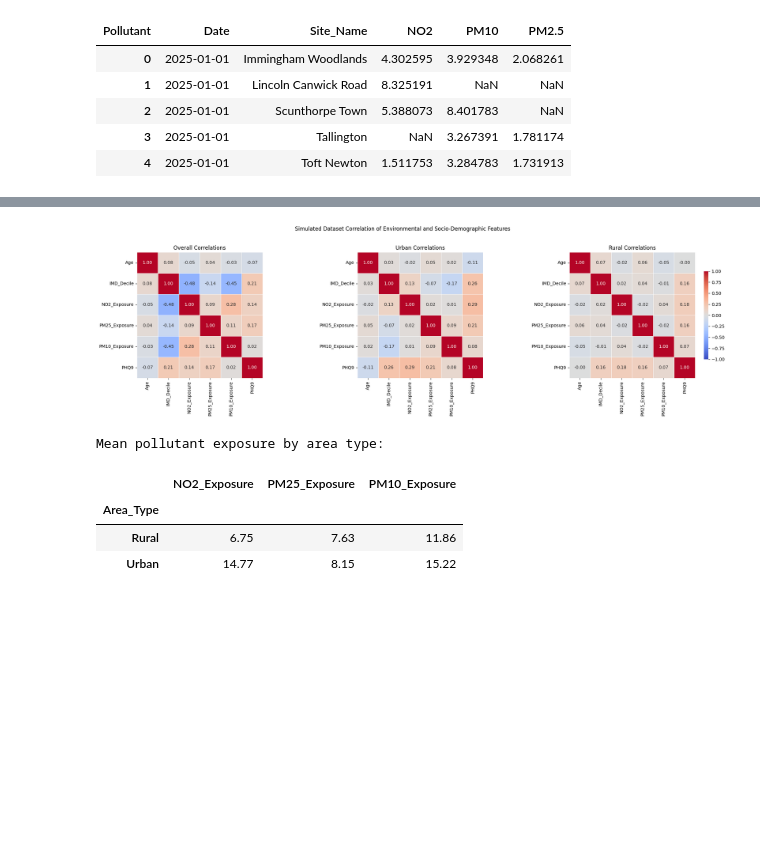
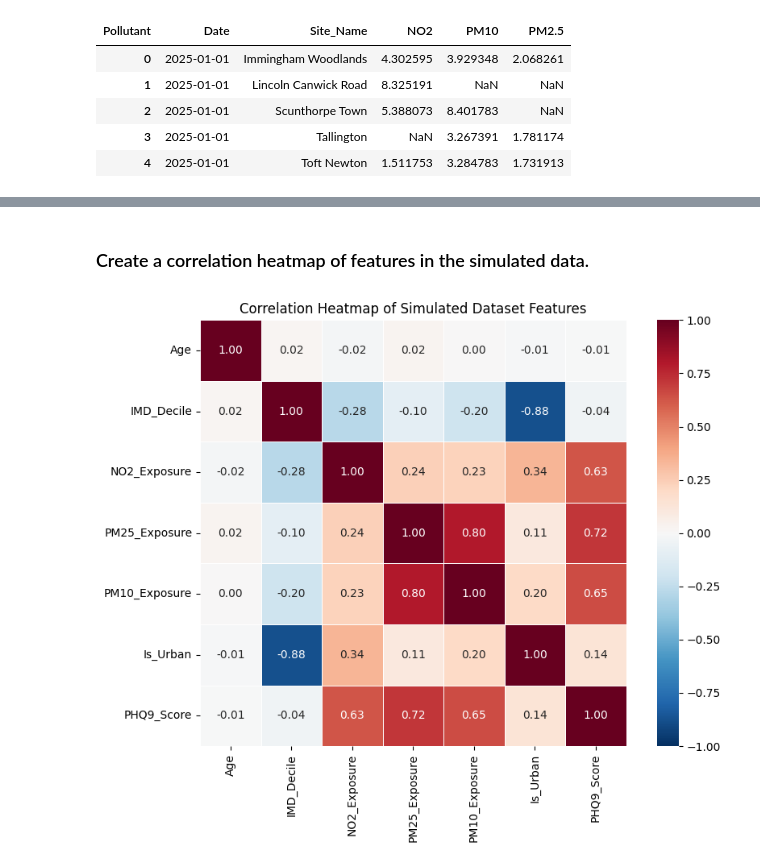
Before and after one commit to jondave/mental_health_ml, a Jupyter notebook: LUMHR_Mental_Health_ML_Task.ipynb, the cells around one changed output, grey strips where cells are left out. Saved outputs shown, nothing was run; the diff lists cells and outputs as text; code cells hidden in the pictures; blank space fills up the shorter version.

```diff
--- a/LUMHR_Mental_Health_ML_Task.ipynb
+++ b/LUMHR_Mental_Health_ML_Task.ipynb
@@ -417,82 +507,33 @@ max        17.000000
 Name: PHQ9, dtype: float64
+# %% [markdown]
+### Create a correlation heatmap of features in the simulated data.
 # %%
 import seaborn as sns
 import matplotlib.pyplot as plt
 
-# Compare correlations overall and by area type (Urban vs Rural)
-corr_features = ['Age', 'IMD_Decile', 'NO2_Exposure', 'PM25_Exposure', 'PM10_Exposure', 'PHQ9']
-df_corr = df.copy()
-df_corr['Area_Type'] = np.where(df_corr['Urban_Rural_Status'].str.startswith('Urban'), 'Urban', 'Rural')
+# Feature engineering for area-type numeric encoding used in correlation and ML
+df['Is_Urban'] = np.where(df['Urban_Rural_Status'].str.startswith('Urban'), 1, 0)
+if 'PHQ9_Score' not in df.columns:
+    df['PHQ9_Score'] = df['PHQ9']
 
-corr_all = df_corr[corr_features].corr(numeric_only=True)
-corr_urban = df_corr.loc[df_corr['Area_Type'] == 'Urban', corr_features].corr(numeric_only=True)
-corr_rural = df_corr.loc[df_corr['Area_Type'] == 'Rural', corr_features].corr(numeric_only=True)
+corr_features = ['Age', 'IMD_Decile', 'NO2_Exposure', 'PM25_Exposure', 'PM10_Exposure', 'Is_Urban', 'PHQ9_Score']
+corr_matrix = df[corr_features].corr(numeric_only=True)
 
-fig, axes = plt.subplots(1, 3, figsize=(21, 6))
-
+plt.figure(figsize=(9, 7))
 sns.heatmap(
-    corr_all,
+    corr_matrix,
     annot=True,
     fmt='.2f',
-    cmap='coolwarm',
+    cmap='RdBu_r',
     center=0,
     vmin=-1,
     vmax=1,
     square=True,
-    linewidths=0.5,
-    cbar=False,
-    ax=axes[0]
+    linewidths=0.5
 )
-axes[0].set_title('Overall Correlations')
-
-sns.heatmap(
-    corr_urban,
-    annot=True,
-    fmt='.2f',
-    cmap='coolwarm',
-    center=0,
-    vmin=-1,
-    vmax=1,
-    square=True,
-    linewidths=0.5,
-    cbar=False,
-    ax=axes[1]
-)
-axes[1].set_title('Urban Correlations')
-
-sns.heatmap(
-    corr_rural,
-    annot=True,
-    fmt='.2f',
-    cmap='coolwarm',
-    center=0,
-    vmin=-1,
-    vmax=1,
-    square=True,
-    linewidths=0.5,
-    cbar_kws={'shrink': 0.7},
-    ax=axes[2]
-)
-axes[2].set_title('Rural Correlations')
-
-fig.suptitle('Simulated Dataset Correlation of Environmental and Socio-Demographic Features', y=1.02)
+plt.title('Correlation Heatmap of Simulated Dataset Features')
 plt.tight_layout()
 plt.show()
-
-# Quick check of mean pollution levels by area type
-pollution_summary = (
-    df_corr
-    .groupby('Area_Type')[['NO2_Exposure', 'PM25_Exposure', 'PM10_Exposure']]
-    .mean()
-    .round(2)
-)
-print('Mean pollutant exposure by area type:')
-display(pollution_summary)
 # %% [output]
-[figure, old version]
+[figure, new version]
-Mean pollutant exposure by area type:
-|  | NO2_Exposure | PM25_Exposure | PM10_Exposure |
-| Area_Type |  |  |  |
-| Rural | 6.75 | 7.63 | 11.86 |
-| Urban | 14.77 | 8.15 | 15.22 |
 # %% [markdown]
```
Also changed, not shown: parts of 19 cells of this notebook, 1 other file.
